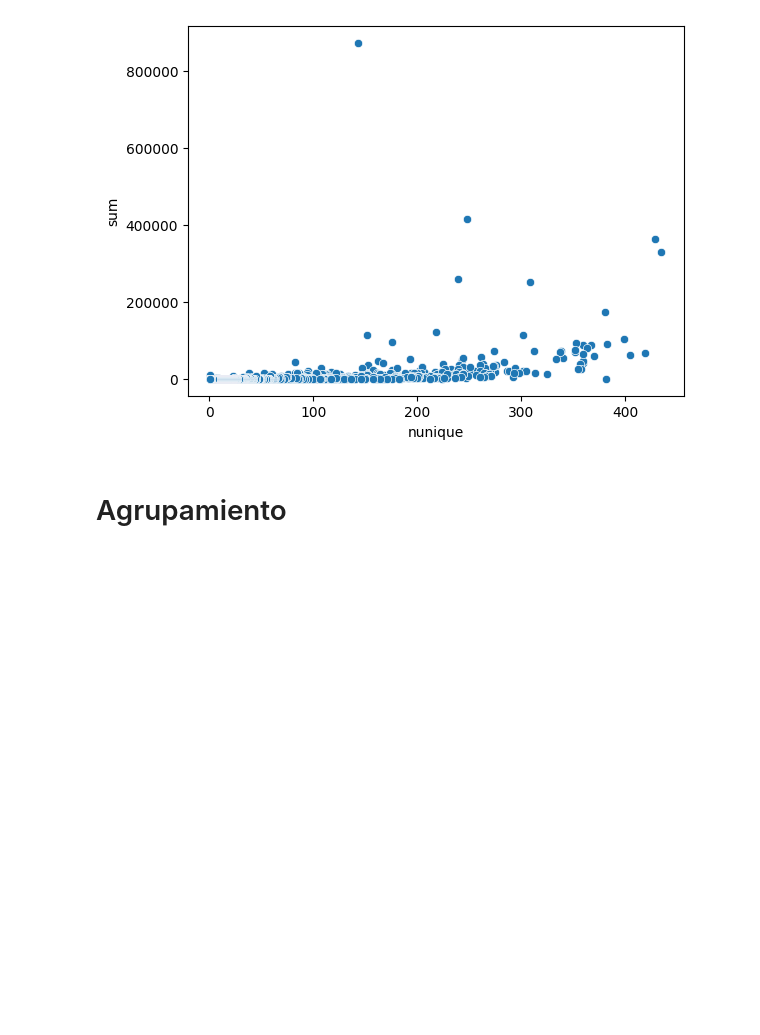
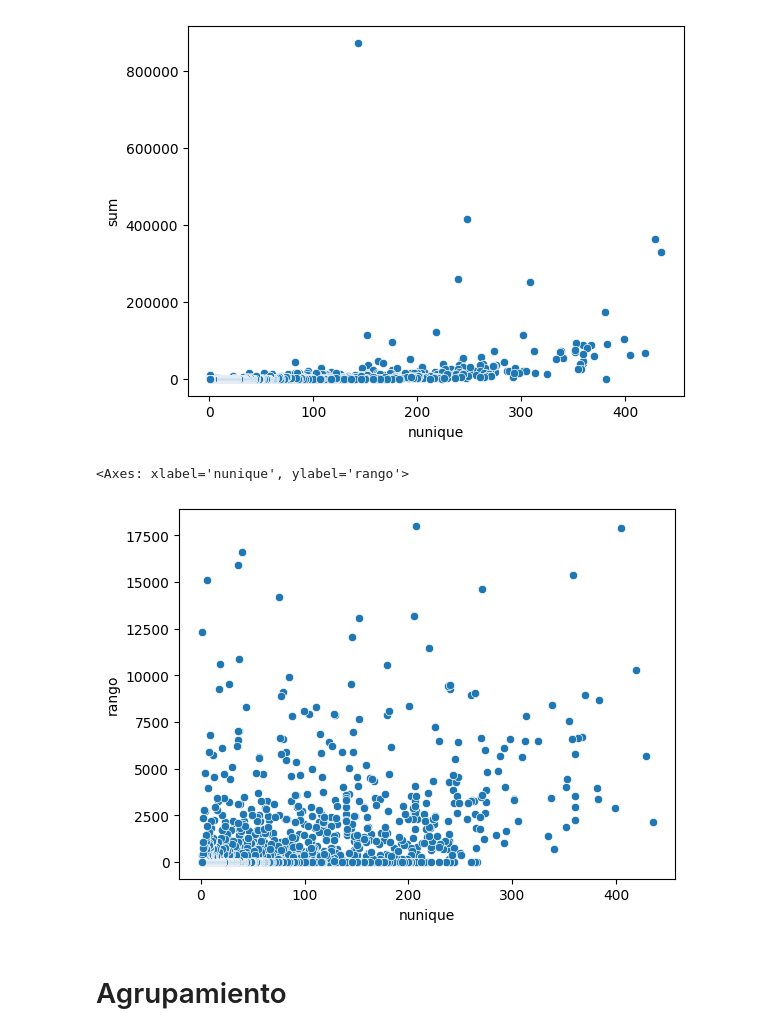
Before and after one commit to MCDproyectos/arhbpalr, a Jupyter notebook: arhbpalr/notebooks/6.0-mcd-calcular-biodiversidad-avifauna.ipynb, the cells around one changed output. Saved outputs shown, nothing was run; the diff lists cells and outputs as text; code cells hidden in the pictures; blank space fills up the shorter version.

```diff
--- a/arhbpalr/notebooks/6.0-mcd-calcular-biodiversidad-avifauna.ipynb
+++ b/arhbpalr/notebooks/6.0-mcd-calcular-biodiversidad-avifauna.ipynb
@@ -389,6 +522,11 @@ sns.scatterplot(data=users_df,x=users_df['vernacularname']['nunique'],y=users_df
 # %% [output]
 <Axes: xlabel='nunique', ylabel='sum'>
 [figure]
+# %%
+sns.scatterplot(data=users_df, x=users_df["vernacularname"]["nunique"], y="rango")
+# %% [output]
+<Axes: xlabel='nunique', ylabel='rango'>
+[figure, added]
 # %% [markdown]
 # Agrupamiento
 # %%
```
Also changed, not shown: parts of 59 cells of this notebook, 1 other file.
